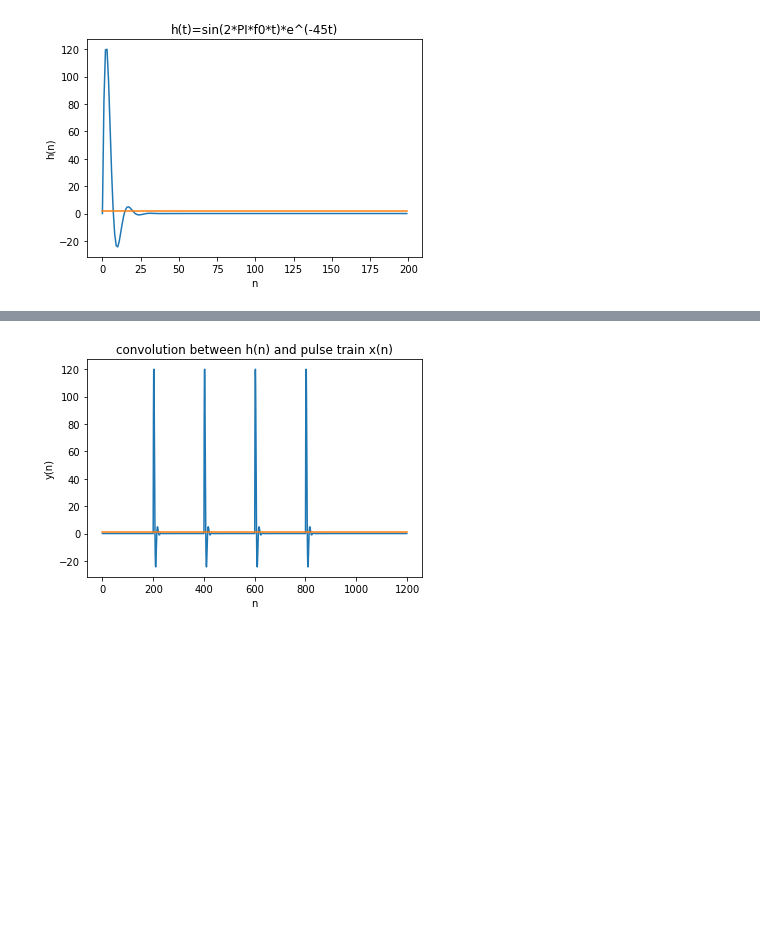
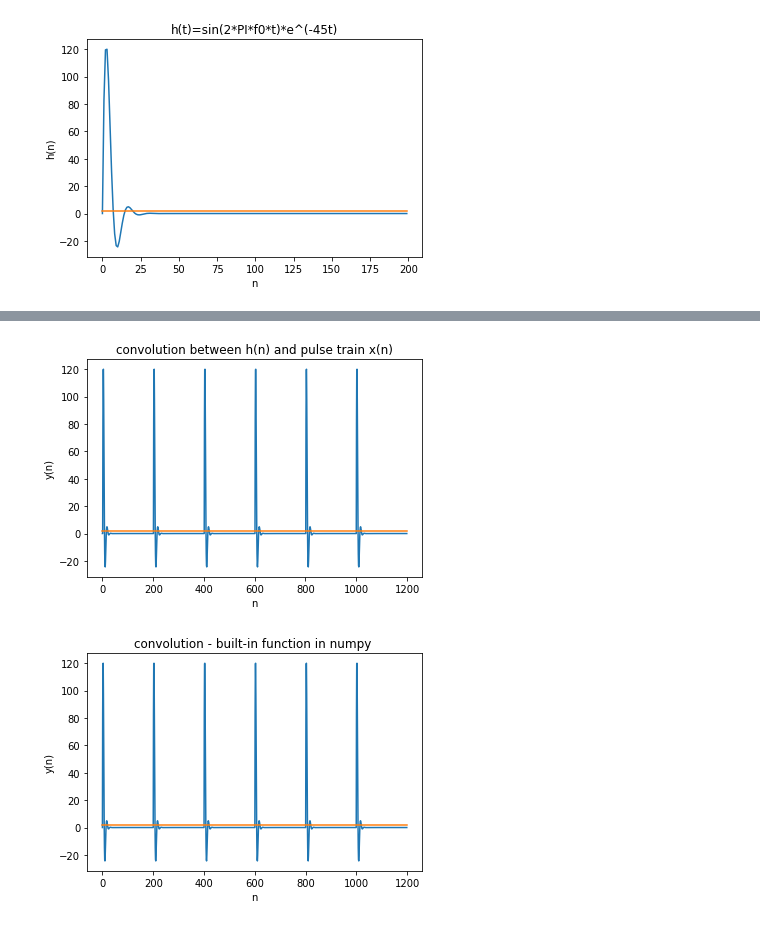
Before and after one commit to zeinsh/experementaldataprocessing, a Jupyter notebook: c-06 convolution.ipynb, the cells around one changed output, grey strips where cells are left out. Cells and saved outputs as stored; diff of their text form; code cells hidden in the pictures; blank space fills up the shorter version.

Commit message:
Convolution section
Add documentation

```diff
--- a/c-06 convolution.ipynb
+++ b/c-06 convolution.ipynb
@@ -70,29 +72,3 @@ $y(k)=\sum_{l=1}^{M} x(k-l)h(l)	$
 
 - M=h.shape[0] # length of signal h
 - k=point at which we will compute convolution
-# %%
-def getYk(X,h,k):
-    """
-    get kth value of the convolution
-    parameters:
-       X : numpy array of shape (N,1)
-       h : numpy array of shape (M,1)
-       k : scalar integer
-    returns:
-       kth value of the convolution between X and h
-    """
-    N=X.shape[0]
-    M=h.shape[0]
-    num=min(k,M)
-    ser=[X[k-l]*h[l] for l in xrange(num) if k-l<N]
-    return sum(ser)
-def convolution(X,h):
-    """
-    get kth value of the convolution
-    parameters:
-       X : numpy array of shape (N,1)
-       h : numpy array of shape (M,1)
-    returns:
-       the convolution between X and h
-    """
-    return np.array([getYk(X,h,k) for k in xrange(N+M)])
@@ -107,7 +85,7 @@ dt=0.005 # sampling duration   T/N
 
 xn=np.zeros(N).reshape(N,1)
 xn[np.arange(0,1000,200)]=1    # pulse train every 200 sample
-
+xn[999]=1
 #plotting
 desc="Pulse Train"
 plotPulseTrain(xn,desc)
@@ -150,9 +140,18 @@ Construct convolution between signal h(n) and pulse train x(n)
 # %%
 # construct convolution between signal h(n) and pulse train x(n)
+# my implementation
 yn=convolution(xn,hn)
 desc="convolution between h(n) and pulse train x(n)"
 plotVector(yn,desc,"n","y(n)")
 saveFigure(desc)
 plt.show()
+
+#built-in implementation in numpy
+yn2=np.convolve(xn.T[0],hn.T[0])
+desc="convolution - built-in function in numpy "
+plotVector(yn2,desc,"n","y(n)")
+saveFigure(desc)
+plt.show()
 # %% [output]
-[figure, old version]
+[figure, new version]
+[figure, added]
```
Also changed, not shown: parts of 9 cells of this notebook, 1 other file.
